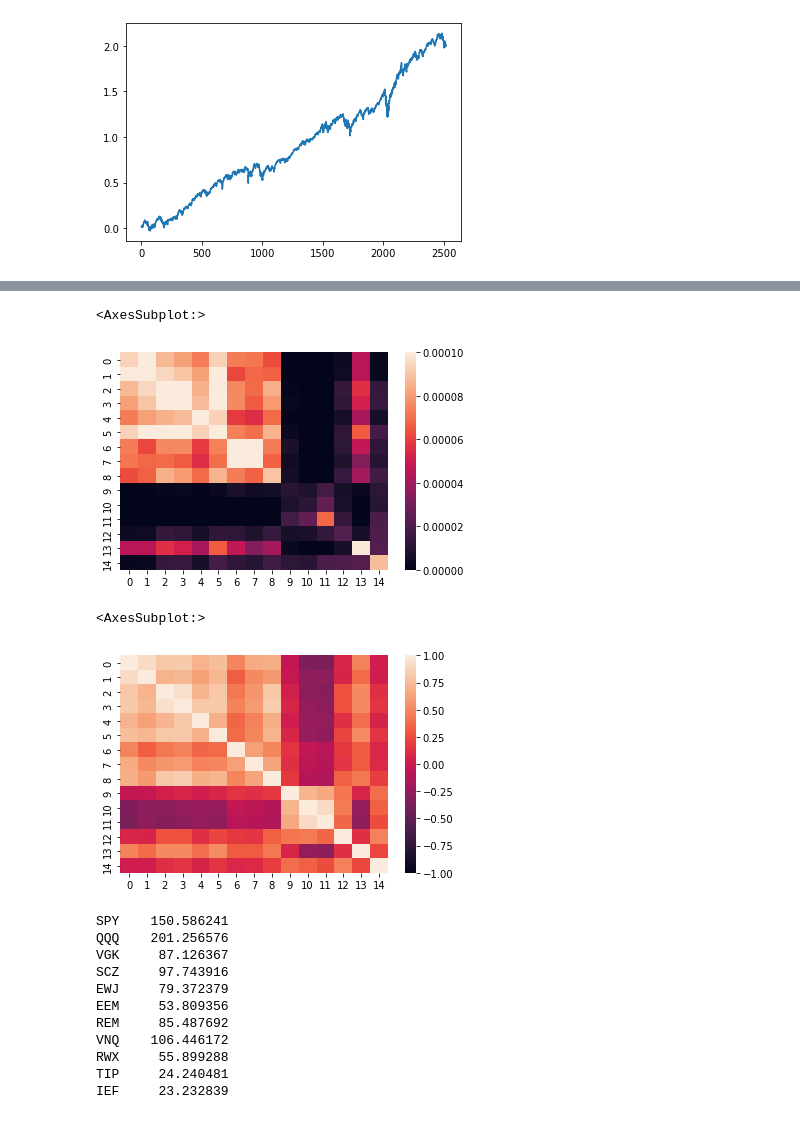
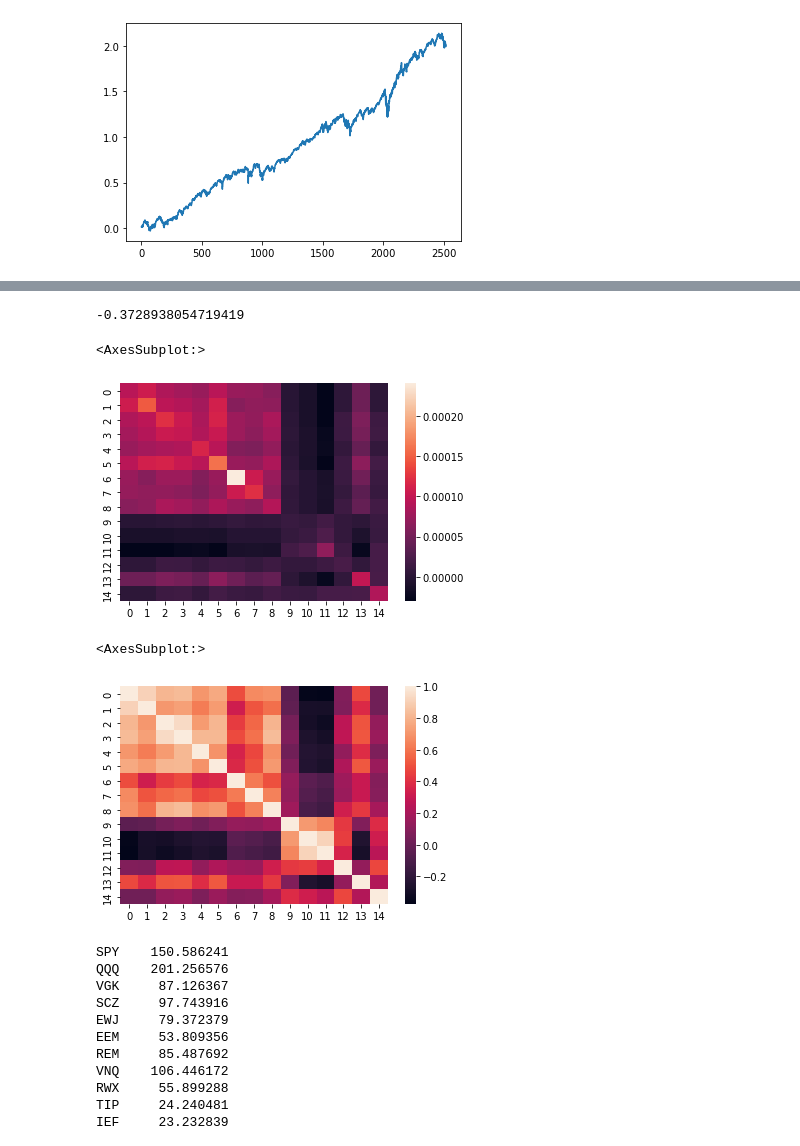
Before and after one commit to Armand-Morin/Portfolio_Optimization_Volga-Technologies, a Jupyter notebook: Portfolio.ipynb, the cells around one changed output, grey strips where cells are left out. Saved outputs shown, nothing was run; the diff lists cells and outputs as text; code cells hidden in the pictures.

```diff
--- a/Portfolio.ipynb
+++ b/Portfolio.ipynb
@@ -98,16 +100,20 @@ cov = np.cov(returns)
 # %%
 corr = np.corrcoef(returns)
+# %%
+corr.min()
+# %% [output]
+-0.3728938054719419
 # %%
-sns.heatmap(cov,vmin=0, vmax=0.0001)
+sns.heatmap(cov,vmin=cov.min(), vmax=cov.max())
 # %% [output]
 <AxesSubplot:>
-[figure, old version]
+[figure, new version]
 # %%
 import seaborn as sns
-sns.heatmap(corr, vmin=-1, vmax=1)
+sns.heatmap(corr, vmin=corr.min(), vmax=corr.max())
 # %% [output]
 <AxesSubplot:>
-[figure, old version]
+[figure, new version]
 # %%
 from cvxopt import matrix, solvers
 solvers.options['show_progress'] = False
```
Also changed, not shown: parts of 3 cells of this notebook, 1 other file.
